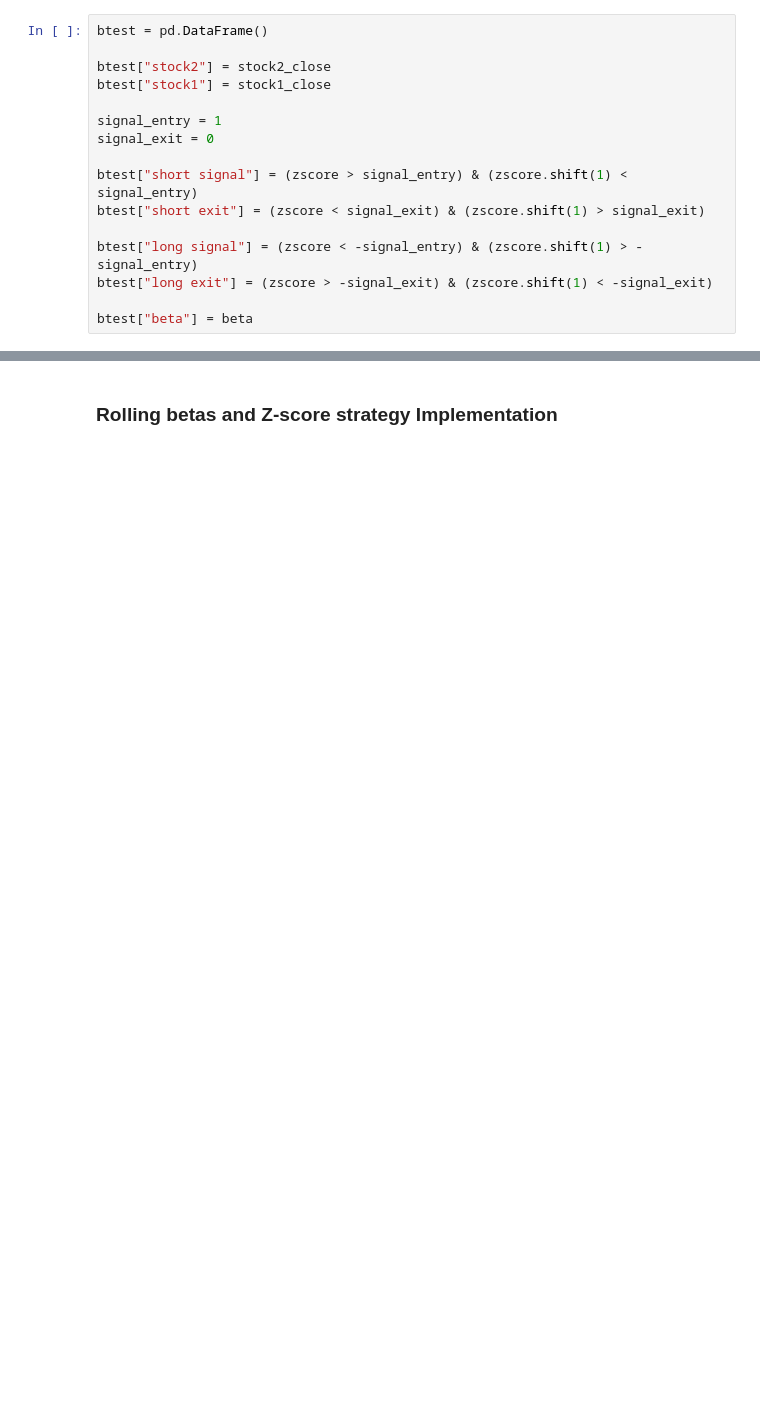
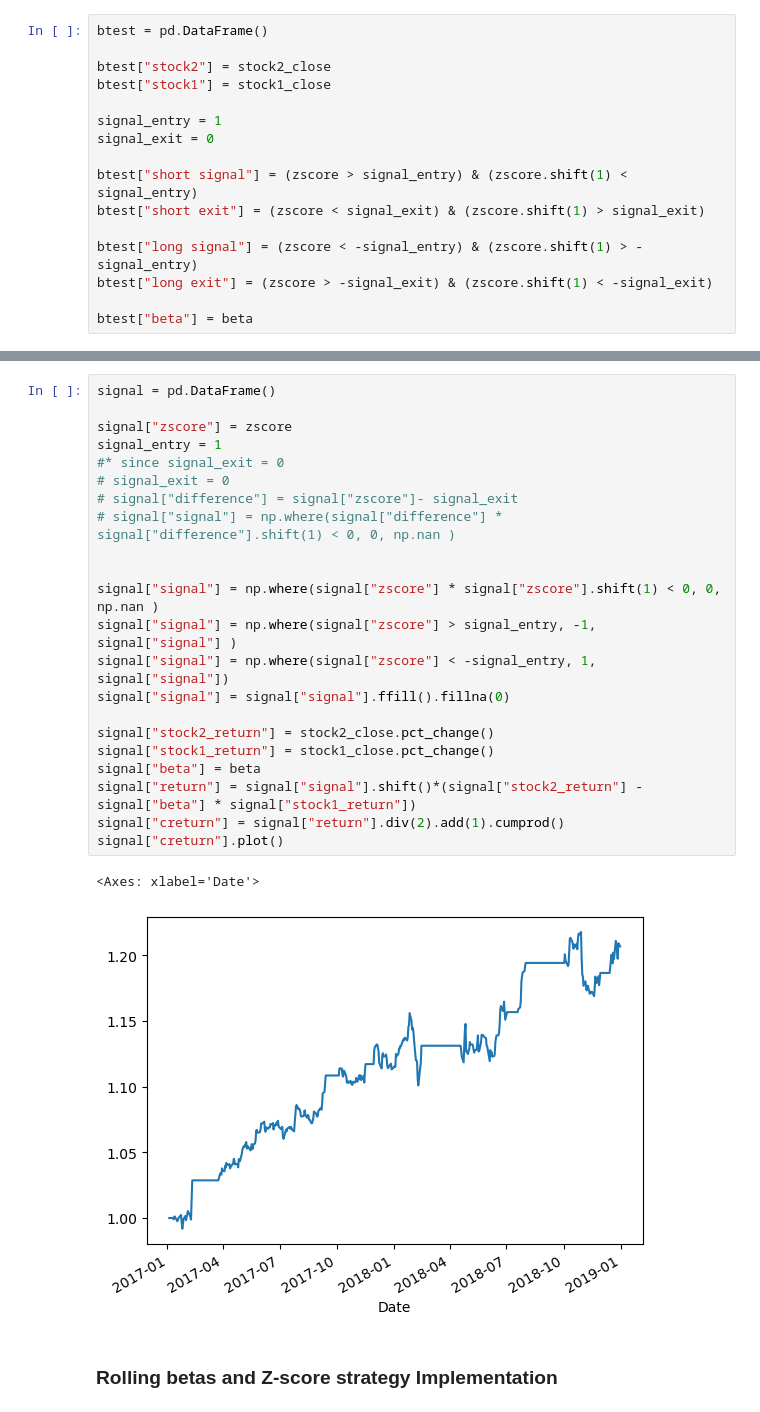
Before and after one commit to ZouZeusA/Quant-Research, a Jupyter notebook: Statistical Arbitrage/Statistical_Arbitrage.ipynb, the cells around one changed output, grey strips where cells are left out. Cells and saved outputs as stored; diff of their text form; blank space fills up the shorter version.

```diff
--- a/Statistical Arbitrage/Statistical_Arbitrage.ipynb
+++ b/Statistical Arbitrage/Statistical_Arbitrage.ipynb
@@ -599,2 +675,27 @@ plt.show()
+# %%
+signal = pd.DataFrame()
+
+signal["zscore"] = zscore
+signal_entry = 1
+#* since signal_exit = 0
+# signal_exit = 0
+# signal["difference"] = signal["zscore"]- signal_exit
+# signal["signal"] = np.where(signal["difference"] * signal["difference"].shift(1) < 0, 0, np.nan )
+
+
+signal["signal"] = np.where(signal["zscore"] * signal["zscore"].shift(1) < 0, 0, np.nan )
+signal["signal"] = np.where(signal["zscore"] > signal_entry, -1, signal["signal"] )
+signal["signal"] = np.where(signal["zscore"] < -signal_entry, 1, signal["signal"])
+signal["signal"] = signal["signal"].ffill().fillna(0)
+
+signal["stock2_return"] = stock2_close.pct_change()
+signal["stock1_return"] = stock1_close.pct_change()
+signal["beta"] = beta
+signal["return"] = signal["signal"].shift()*(signal["stock2_return"] - signal["beta"] * signal["stock1_return"])
+signal["creturn"] = signal["return"].div(2).add(1).cumprod()
+signal["creturn"].plot()
+# %% [output]
+<Axes: xlabel='Date'>
+[figure, added]
 # %% [markdown]
 ### Rolling betas and Z-score strategy Implementation
```
Also changed, not shown: parts of 33 cells of this notebook.
